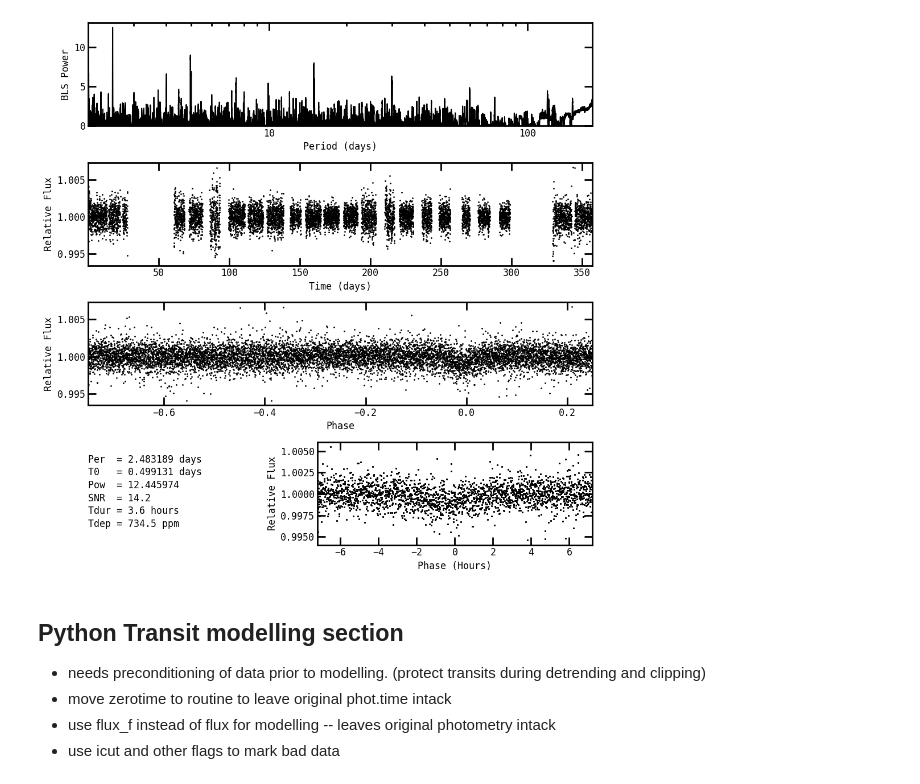
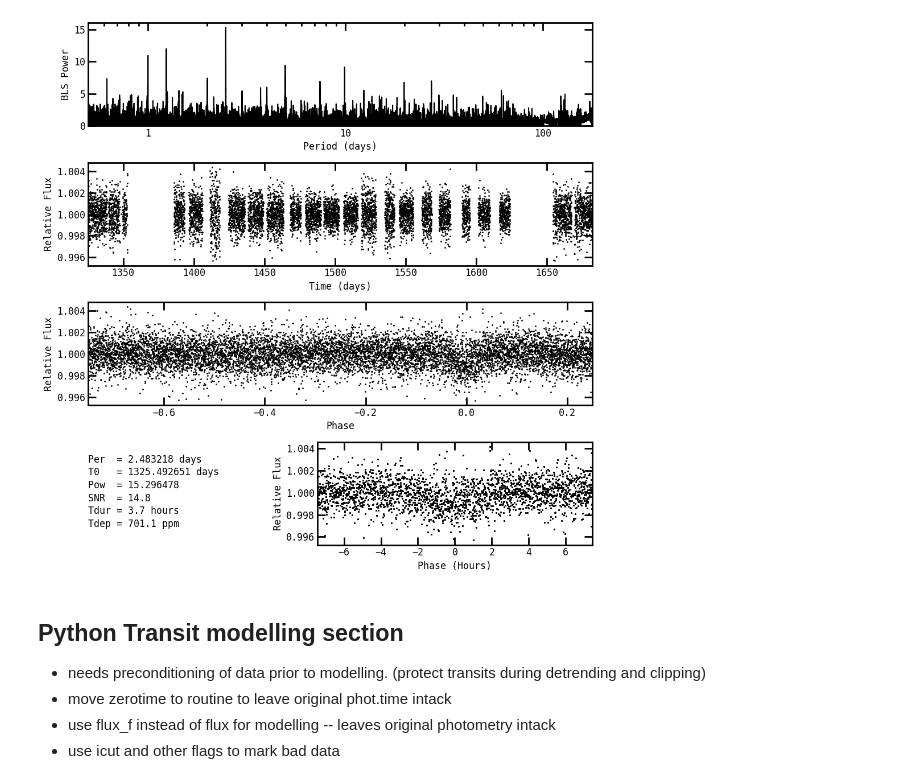
Before and after one commit to jasonfrowe/bls_cuda, a Jupyter notebook: bls_cpu.ipynb, the cells around one changed output. Drawn from its saved outputs; the diff is of its cells as text; code cells hidden in the pictures.

```diff
--- a/bls_cpu.ipynb
+++ b/bls_cpu.ipynb
@@ -14,9 +17,9 @@ importlib.reload(gbls)
 gbls_inputs = gbls.gbls_inputs_class() # Initialize needed inputs
 
 tic = 29991541
-gbls_inputs.lcdir    = "/opt/data2/TESS/ffisearch/cvzsearch_yr1/cvz1pt003/tlc"+str(tic)+"/"
-# gbls_inputs.filename = "tlc"+str(tic)+"_5.dc.dat"
-gbls_inputs.filename = "tlc"+str(tic)+".dat"
+gbls_inputs.lcdir    = "./"
+gbls_inputs.filename = "tlc"+str(tic)+"_5.d.dat"
+# gbls_inputs.filename = "tlc"+str(tic)+".dat"
 
 # Read in photometry to photclass
 phot = tpy5.readphot(gbls_inputs.lcdir + gbls_inputs.filename)
@@ -37,3 +40,11 @@ gbls_inputs.plots = 1  #default is 1
 
 # Set multipro = 0 for single thread jobs.  Default is 1.
 # gbls_inputs.multipro = 1
+# %%
+# Raw Light curve
+fig=plt.figure(figsize=(12, 4))
+plt.rcParams.update({'font.size': 12})
+plt.scatter(phot.time,phot.flux, s=5)
+plt.xlabel('Time')
+plt.ylabel('Relative Flux')
+plt.show()
@@ -82,11 +78,20 @@ fstd_flag  = (np.abs(phot.flux - np.median(phot.flux)) < tpy5_inputs.fstd_cut*fs
 # %%
-# If you used data processing, use phot.flux_f
-# importlib.reload(gbls)
-gbls_inputs.freq1 = 2/(np.max(phot.time) - np.min(phot.time))
-gbls_inputs.freq2 = 0.5
-gbls_ans = gbls.bls(gbls_inputs, phot.time[fstd_flag & (phot.icut == 0)], phot.flux_f[fstd_flag & (phot.icut == 0)])
+# Set up the BLS inputs and run
+gbls_inputs          = gbls.gbls_inputs_class() # Initialize needed inputs
+gbls_inputs.zerotime = 0.0
+gbls_inputs.Rstar    = 1.0
+gbls_inputs.Mstar    = 1.0
+gbls_inputs.plots    = 1 # 1=X11, 2=both, 0=none
+# Set frequency range
+gbls_inputs.freq1    = 2/(np.max(phot.time) - np.min(phot.time)) # From 1/2 the time baseline -- i.e., 2 transits minimum
+gbls_inputs.freq2    = -1 # default is 1/2 days
+gbls_inputs.filename = "BLS_Test"  # Used for naming the file, extension replaced with PNG.
+
+# Run BLS, applying data cuts
+gbls_ans = gbls.bls(gbls_inputs, phot.time[(phot.icut==0)], \
+                                 phot.flux_f[(phot.icut==0)])
 # %% [output]
-[figure, old version]
+[figure, new version]
 # %% [markdown]
 ## Python Transit modelling section
 
```
Also changed, not shown: parts of 14 cells of this notebook, 1 other file.
